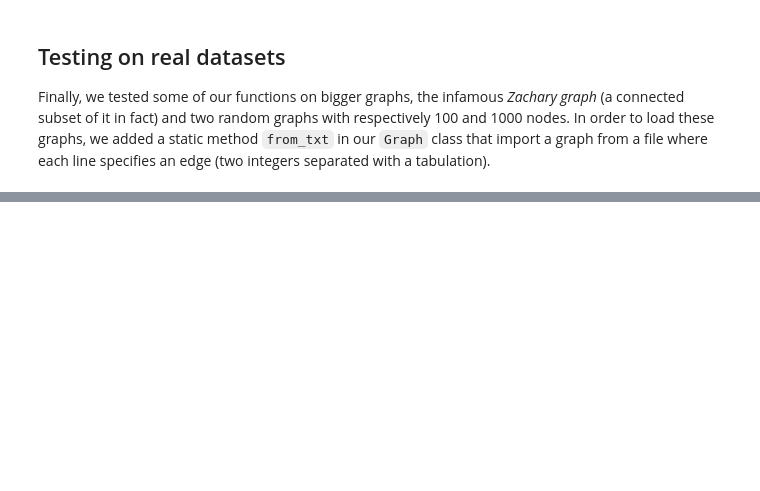
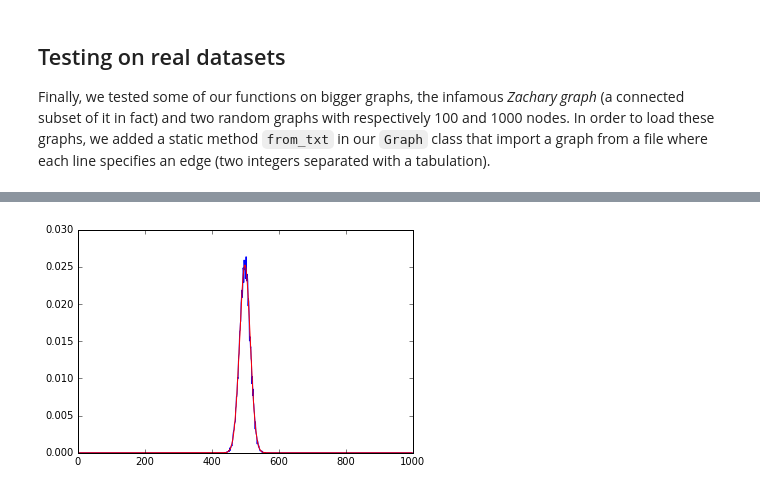
Before and after one commit to d1laj/M2_CR15, a Jupyter notebook: TP1.ipynb, the cells around one changed output, grey strips where cells are left out. Cells and saved outputs as stored; diff of their text form; code cells hidden in the pictures; blank space fills up the shorter version.

```diff
--- a/TP1.ipynb
+++ b/TP1.ipynb
@@ -427,0 +593,20 @@ Latex(r"""\begin{array}{|c|c|c|c|c|c|} \hline \text{Dataset} & \text{Number of v
+# %%
+# averages edge distribution
+n = 1000
+nb = 20
+p = .5
+
+got = [0 for k in range(n)]
+
+for i in range(nb):
+    graph_tmp = er_np(n, p)
+    for x in graph_tmp.vertex_degrees().values():
+        got[x] += 1
+for k in range(n):
+    got[k] /= n * nb
+plt.plot(got)
+expected = [binomial_coef(n-1, k) * math.pow(p, k) * math.pow(1-p, n-1-k) for k in range(n)]
+plt.plot(expected, 'r')
+plt.show()
+# %% [output]
+[figure, added]
```
Also changed, not shown: parts of 21 cells of this notebook.
